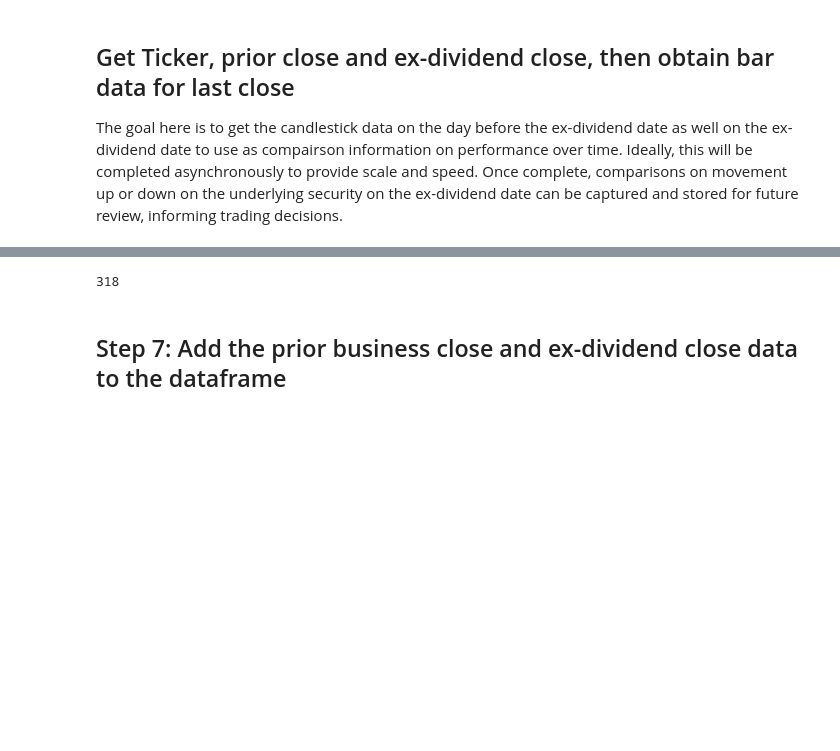
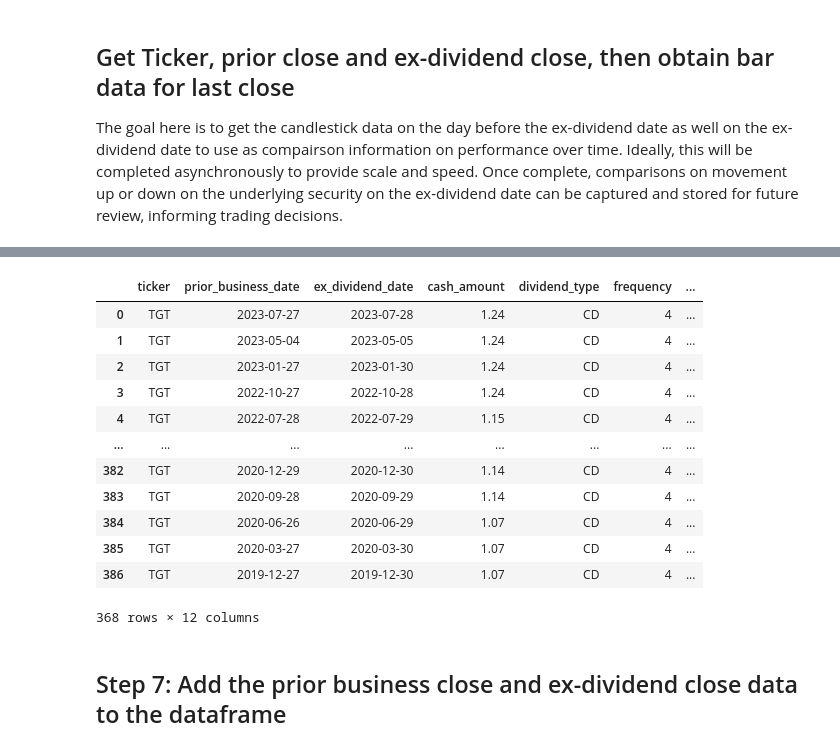
Before and after one commit to FergusClare/dividends, a Jupyter notebook: dividends.ipynb, the cells around one changed output, grey strips where cells are left out. Drawn from its saved outputs; the diff is of its cells as text; code cells hidden in the pictures; blank space fills up the shorter version.

```diff
--- a/dividends.ipynb
+++ b/dividends.ipynb
@@ -439,4 +336,0 @@ div_yields
-# %%
-len(xdiv_close)
-# %% [output]
-318
@@ -453,3 +337,19 @@ len(xdiv_close)
+# %%
+div_yields[div_yields['ticker'] == 'TGT']
+# %% [output]
+|  | ticker | prior_business_date | ex_dividend_date | cash_amount | dividend_type | frequency | ... |
+| 0 | TGT | 2023-07-27 | 2023-07-28 | 1.24 | CD | 4 | ... |
+| 1 | TGT | 2023-05-04 | 2023-05-05 | 1.24 | CD | 4 | ... |
+| 2 | TGT | 2023-01-27 | 2023-01-30 | 1.24 | CD | 4 | ... |
+| 3 | TGT | 2022-10-27 | 2022-10-28 | 1.24 | CD | 4 | ... |
+| 4 | TGT | 2022-07-28 | 2022-07-29 | 1.15 | CD | 4 | ... |
+| ... | ... | ... | ... | ... | ... | ... | ... |
+| 382 | TGT | 2020-12-29 | 2020-12-30 | 1.14 | CD | 4 | ... |
+| 383 | TGT | 2020-09-28 | 2020-09-29 | 1.14 | CD | 4 | ... |
+| 384 | TGT | 2020-06-26 | 2020-06-29 | 1.07 | CD | 4 | ... |
+| 385 | TGT | 2020-03-27 | 2020-03-30 | 1.07 | CD | 4 | ... |
+| 386 | TGT | 2019-12-27 | 2019-12-30 | 1.07 | CD | 4 | ... |
+368 rows × 12 columns
 # %% [markdown]
 ## Step 7: Add the prior business close and ex-dividend close data to the dataframe
 # %%
```
Also changed, not shown: parts of 38 cells of this notebook.
